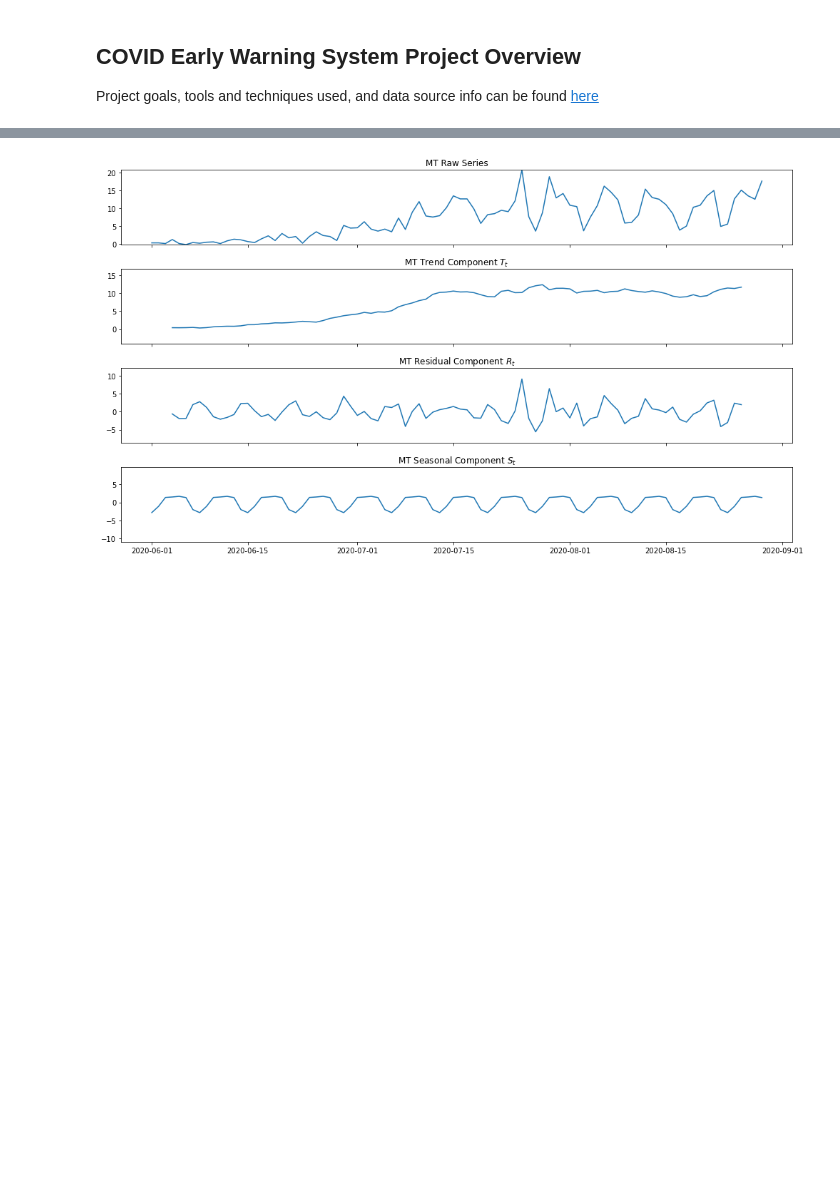
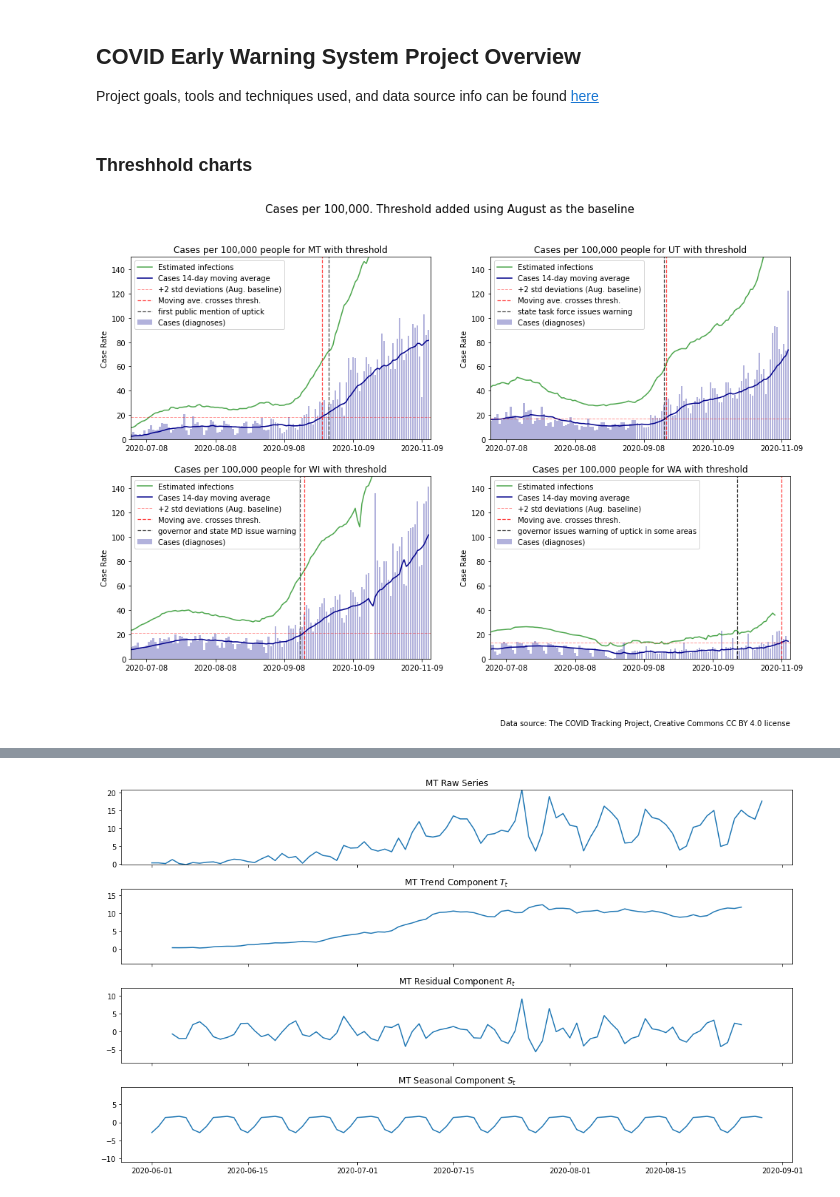
Before and after one commit to salvir1/COVID-19-early-warning-system, a Jupyter notebook: covid-surveillance-systems.ipynb, the cells around one changed output, grey strips where cells are left out. Saved outputs shown, nothing was run; the diff lists cells and outputs as text; code cells hidden in the pictures; blank space fills up the shorter version.

Commit message:
near final charts

```diff
--- a/covid-surveillance-systems.ipynb
+++ b/covid-surveillance-systems.ipynb
@@ -33,3 +30,5 @@ df_state = df_state.merge(st_population, how='inner' ,left_on='state', right_on=
 # df_state.isna().sum() # No missing values!
 
 df_state['raw_case_rate'] = df_state['positiveIncrease'] / df_state['Population'] * 100000 # normalize by population
+# %% [markdown]
+### Threshhold charts
@@ -35,0 +72,26 @@ df_state['raw_case_rate'] = df_state['positiveIncrease'] / df_state['Population'
+# %%
+# Chart set: Threshold chart with state recognition of emerging outbreak
+
+# define macro variables
+infection_shift = -6 # Number of days new active infection appears before positive case enters database (negative)
+tick_spacing = 31 # Display one tick per month
+scale = 2.5
+states_list = ['MT', 'UT', 'WI', 'WA']
+figs = len(states_list)
+recognition_dict = {
+                    'MT': ['2020-09-28', 'first public mention of uptick'],
+                    'UT': ['2020-09-17', 'state task force issues warning'],
+                    'WI': ['2020-09-15', 'governor and state MD issue warning'],
+                    'WA': ['2020-10-20', 'governor issues warning of uptick in some areas'],
+                    }
+
+fig,axs = plt.subplots(((figs-1)//2 + 1),2,figsize=(16,(5 * ((figs-1)//2 + 1))))
+fig.suptitle(f'Cases per 100,000. Threshold added using August as the baseline', size=15) # , y=0.95
+plt.figtext(0.9, 0, 'Data source: The COVID Tracking Project, Creative Commons CC BY 4.0 license', horizontalalignment='right')
+for i, ax in enumerate(axs.flatten()):
+    if i < len(states_list):
+        ST_df = df_state[df_state['state'] == states_list[i]]
+        case_rate_control_chart(ax, ST_df, states_list[i], tick_spacing, scale, infection_shift, axvline_date=recognition_dict[states_list[i]])
+plt.savefig('img/COVID-case-rate-with-threshold.png', bbox_inches = 'tight', pad_inches = 0.2)
+# %% [output]
+[figure, added]
```
Also changed, not shown: parts of 13 cells of this notebook, 1 other file.
